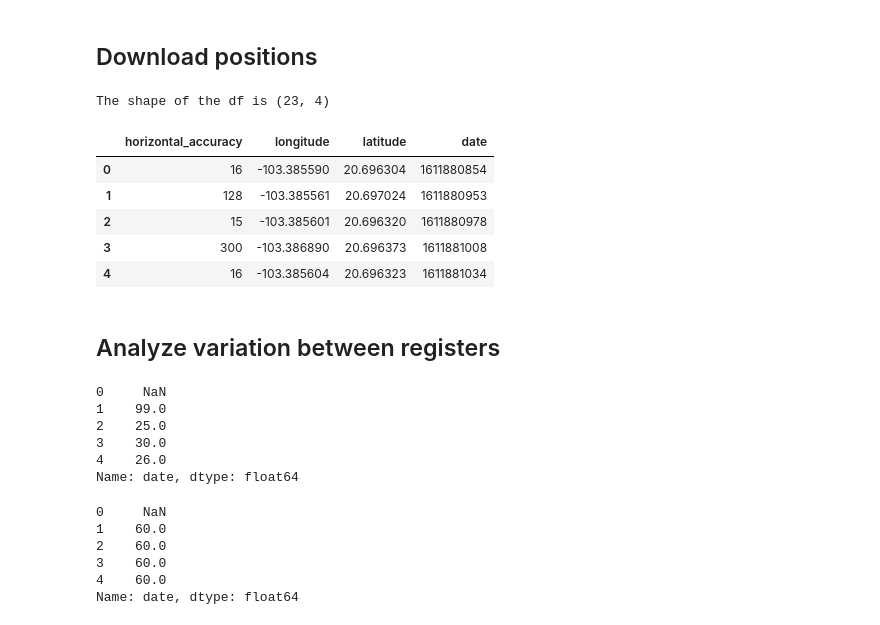
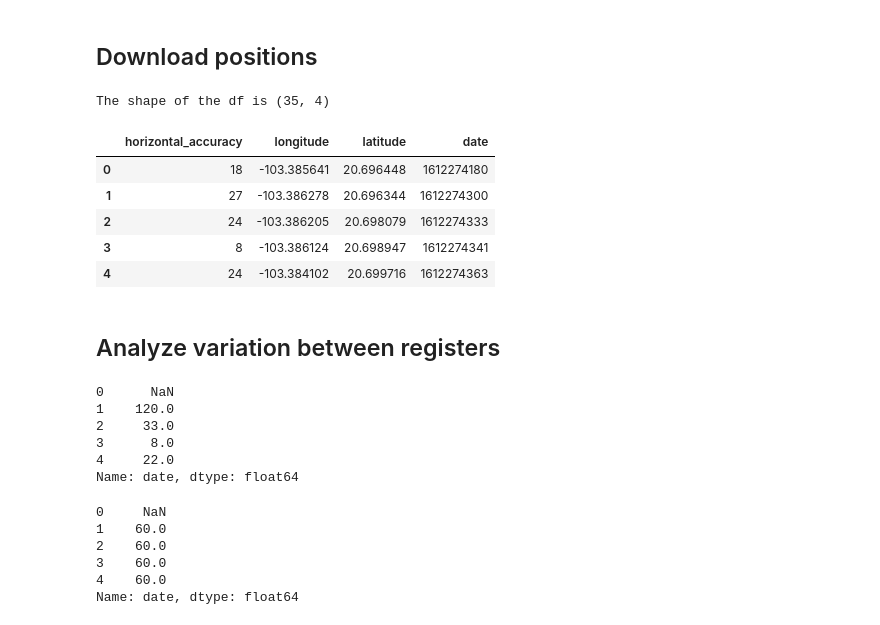
Before and after one commit to lac-analytics/gdlaire, a Jupyter notebook: notebooks/09-Download-Flow-Data.ipynb, the cells around one changed output. Saved outputs shown, nothing was run; the diff lists cells and outputs as text; code cells hidden in the pictures.

```diff
--- a/notebooks/09-Download-Flow-Data.ipynb
+++ b/notebooks/09-Download-Flow-Data.ipynb
@@ -21,32 +21,32 @@ The shape of the df is (318, 11)
 # %% [markdown]
 ## Download positions
 # %%
-url = "https://api.plumelabs.com/2.0/organizations/58/sensors/positions?token=pNogJHPUrTzuBFhElACiZkdV&sensor_id=13116&start_date=1611813600&end_date=1611899999"
+url = "https://api.plumelabs.com/2.0/organizations/58/sensors/positions?token=pNogJHPUrTzuBFhElACiZkdV&sensor_id=13116&start_date=1612245600&end_date=1612332000"
 response = requests.get(url).json()
 
 df_pos = pd.json_normalize(response, 'positions')
 
 print ('The shape of the df is',df_pos.shape)
 
 df_pos.head()
 # %% [output]
-The shape of the df is (23, 4)
+The shape of the df is (35, 4)
 |  | horizontal_accuracy | longitude | latitude | date |
-| 0 | 16 | -103.385590 | 20.696304 | 1611880854 |
-| 1 | 128 | -103.385561 | 20.697024 | 1611880953 |
-| 2 | 15 | -103.385601 | 20.696320 | 1611880978 |
-| 3 | 300 | -103.386890 | 20.696373 | 1611881008 |
-| 4 | 16 | -103.385604 | 20.696323 | 1611881034 |
+| 0 | 18 | -103.385641 | 20.696448 | 1612274180 |
+| 1 | 27 | -103.386278 | 20.696344 | 1612274300 |
+| 2 | 24 | -103.386205 | 20.698079 | 1612274333 |
+| 3 | 8 | -103.386124 | 20.698947 | 1612274341 |
+| 4 | 24 | -103.384102 | 20.699716 | 1612274363 |
 # %% [markdown]
 ## Analyze variation between registers
 # %%
 df_pos.date.diff().head(5)
 # %% [output]
-0     NaN
-1    99.0
-2    25.0
-3    30.0
-4    26.0
+0      NaN
+1    120.0
+2     33.0
+3      8.0
+4     22.0
 Name: date, dtype: float64
 # %%
 df_mes.date.diff().head(5)
```
Also changed, not shown: parts of 47 cells of this notebook.
